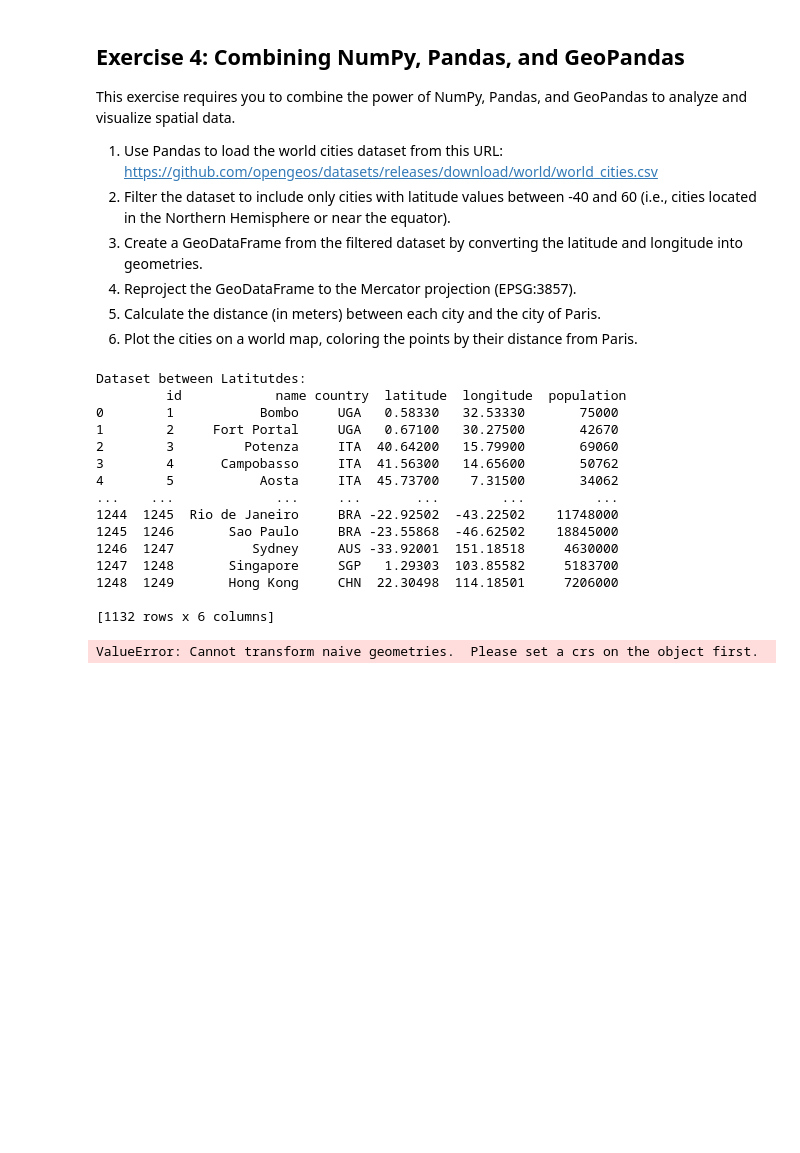
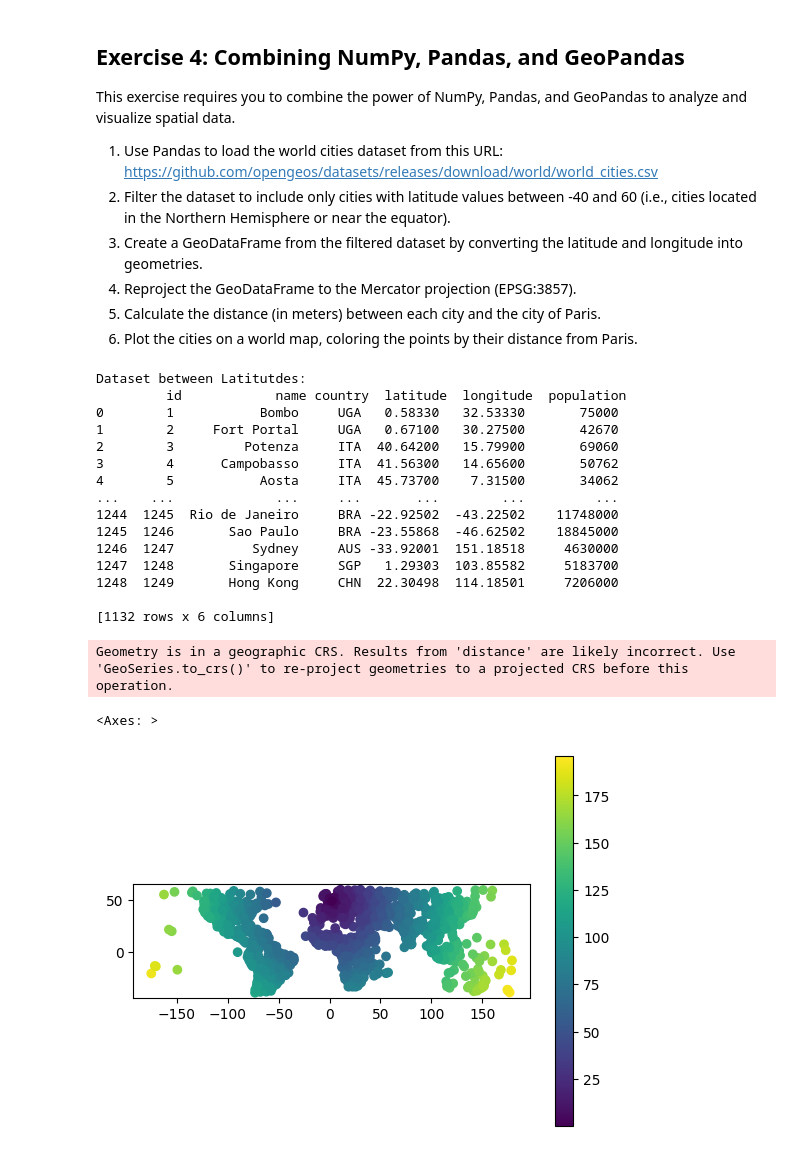
Before and after one commit to siddhi1991/GIS-programming, a Jupyter notebook: book/labs/lab_04.ipynb, the cells around one changed output. Drawn from its saved outputs; the diff is of its cells as text; code cells hidden in the pictures; blank space fills up the shorter version.

```diff
--- a/book/labs/lab_04.ipynb
+++ b/book/labs/lab_04.ipynb
@@ -166,6 +166,10 @@ This exercise requires you to combine the power of NumPy, Pandas, and GeoPandas
 6. Plot the cities on a world map, coloring the points by their distance from Paris.
 # %%
 import pandas as pd
+import geopandas as gpd
+from shapely.geometry import Point
+import matplotlib.pyplot as plt
+
 url = "https://github.com/opengeos/datasets/releases/download/world/world_cities.csv"
 df = pd.read_csv(url)
 df
@@ -178,8 +182,11 @@ geometry = [Point(xy) for xy in zip(filtered_cities.longitude, filtered_cities.l
 gdf = gpd.GeoDataFrame(filtered_cities, geometry=geometry)
 gdf
 
-gdf_mercator = gdf.to_crs(epsg=3857)
-gdf_mercator
+filtered_df = df[(df['latitude'] > -40) & (df['latitude'] < 60)]  # Define filtered_df
+
+# Use filtered_df for further processing
+geometry = [Point(xy) for xy in zip(filtered_df['longitude'], filtered_df['latitude'])]
+gdf = gpd.GeoDataFrame(filtered_df, geometry=geometry, crs="EPSG:4326")  # Set CRS to WGS 84
 # %% [output]
 Dataset between Latitutdes:
          id            name country  latitude  longitude  population
@@ -196,4 +203,14 @@ Dataset between Latitutdes:
 1248  1249       Hong Kong     CHN  22.30498  114.18501     7206000
 
 [1132 rows x 6 columns]
-ValueError: Cannot transform naive geometries.  Please set a crs on the object first.
+# %%
+paris_coords = (2.3522, 48.8566)
+distance_from_paris = gdf.distance(Point(paris_coords))
+gdf['distance_from_paris'] = distance_from_paris
+gdf
+
+gdf.plot(column='distance_from_paris', legend=True, cmap='viridis')
+# %% [output]
+Geometry is in a geographic CRS. Results from 'distance' are likely incorrect. Use 'GeoSeries.to_crs()' to re-project geometries to a projected CRS before this operation.
+<Axes: >
+[figure, added]
```
